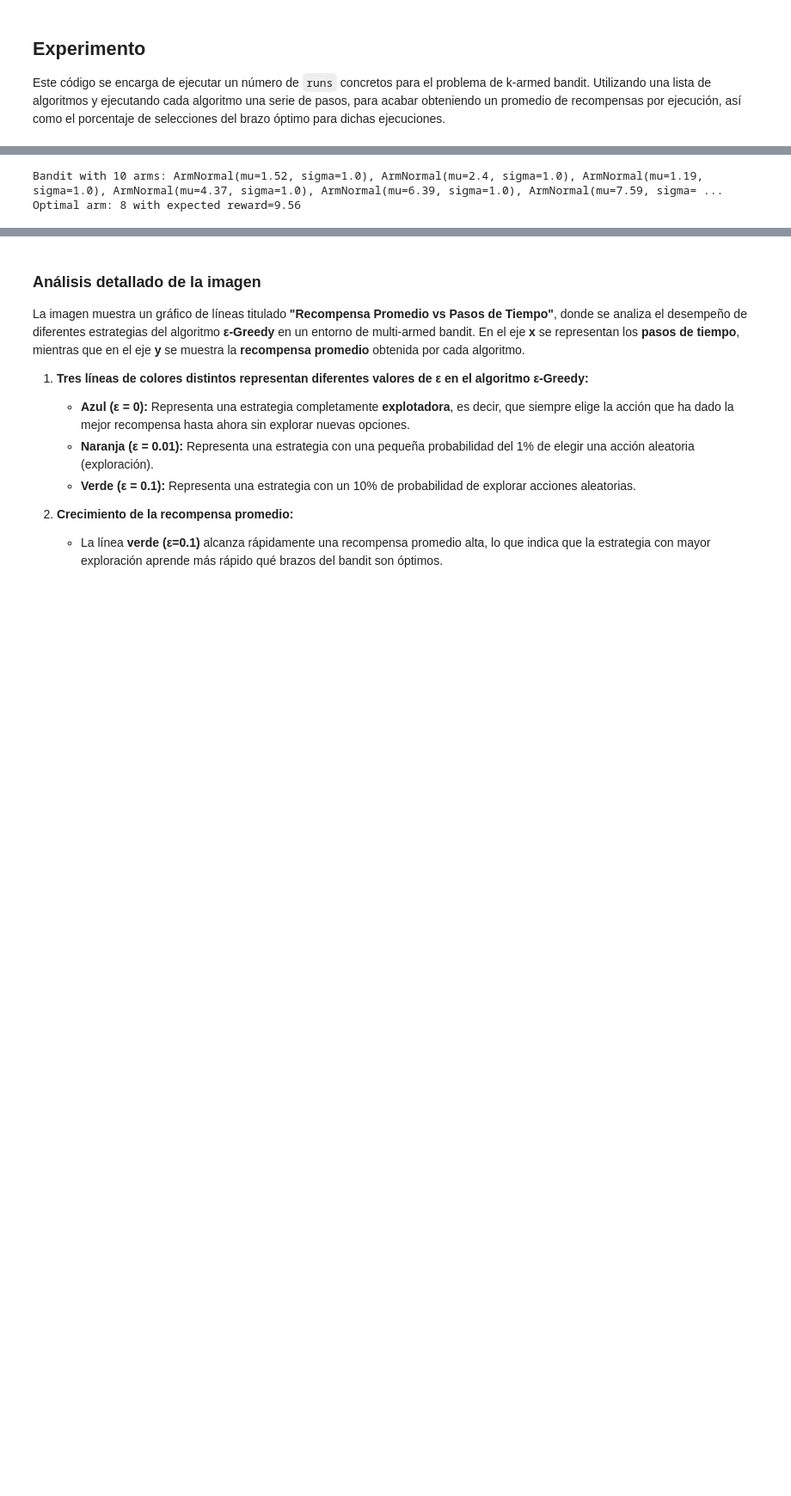
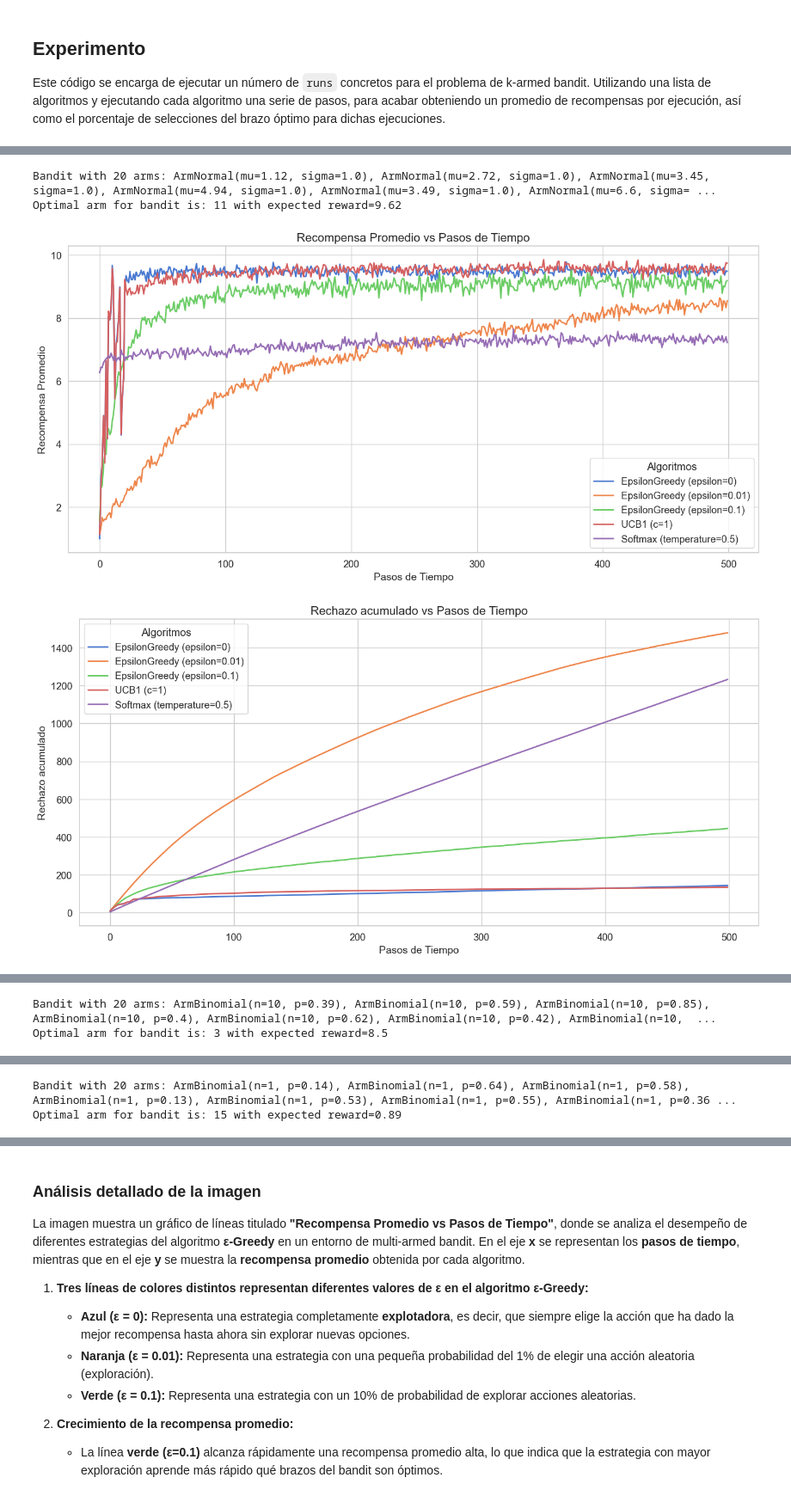
Before and after one commit to miguelangelortizpenaranda/ortizpastorserna, a Jupyter notebook: bandit_experiment.ipynb, the cells around one changed output, grey strips where cells are left out. Shown at 86% size. Saved outputs shown, nothing was run; the diff lists cells and outputs as text; code cells hidden in the pictures; blank space fills up the shorter version.

Commit message:
compute regrets, documenting

```diff
--- a/bandit_experiment.ipynb
+++ b/bandit_experiment.ipynb
@@ -66,10 +68,11 @@ def run_experiment(bandit: Bandit, algorithms: List[Algorithm], steps: int, runs
     :param algorithms: Listado de algoritmos a ejecutar para esa implementación del bandido
     :param steps: Número de pasos a ejecutar para cada algoritmo individual
     :param runs: Número de ejecuciones independientes que se va a hacer para todos y cada uno de los algoritmos
-    :return: Promedio de recompensas y porcentaje de soluciones óptimas
+    :return: Promedio de recompensas, arrepentimiento acumulado, y porcentaje de soluciones óptimas
     """
     optimal_arm = bandit.optimal_arm  # Se elige el brazo óptimo en base a la implementación del bandido. Necesario para calcular el porcentaje de selecciones óptimas.
     rewards = np.zeros((len(algorithms), steps)) # Matriz para almacenar las recompensas promedio.
+    regrets = np.zeros((len(algorithms), steps)) # Matriz para almacenar el regret
     optimal_selections = np.zeros((len(algorithms), steps))  # Matriz para almacenar el porcentaje de selecciones óptimas.
 
     np.random.seed(seed)  # Asegurar reproducibilidad de resultados.
@@ -88,7 +91,11 @@ def run_experiment(bandit: Bandit, algorithms: List[Algorithm], steps: int, runs
                 reward = current_bandit.pull_arm(chosen_arm) # Obtener la recompensa del brazo seleccionado.
                 algo.update(chosen_arm, reward) # Actualizar el valor estimado del brazo seleccionado.
 
+                optimal_reward = bandit.arms[optimal_arm].get_expected_value()
                 rewards[idx, step] += reward # Acumular la recompensa obtenida en la matriz rewards para el algoritmo idx en el paso step.
+
+                regrets[idx, step] += (optimal_reward - reward)
+
                 total_rewards_per_algo[idx] += reward # Acumular la recompensa obtenida en total_rewards_per_algo para el algoritmo idx.
 
                  # Modificamos optimal_selections cuando el brazo elegido se corresponda con el brazo óptimo optimal_arm
@@ -98,11 +105,16 @@ def run_experiment(bandit: Bandit, algorithms: List[Algorithm], steps: int, runs
     # Promediamos recompensas entre ejecuciones
     rewards /= runs
 
+    # Promediamos arrepentimientos entre ejecuciones
+    regrets /= runs
+    # Calculamos arrepentimiento acumulado a lo largo del array
+    cumulative_regret = np.cumsum(regrets, axis=1)
+
     # Calculamos el porcentaje de selecciones óptimas y almacenar en optimal_selections
     optimal_selections /= runs
     optimal_selections *= 100
 
-    return rewards, optimal_selections
+    return rewards, cumulative_regret, optimal_selections
 # %% [markdown]
 ## Ejecución del experimento
 
@@ -114,25 +134,34 @@ Se realiza el experimento usando 10 brazos, cada uno de acuerdo a una distribuci
 # %%
 
 # Parámetros del experimento
 
-k = 10  # Número de brazos
-steps = 1000  # Número de pasos que se ejecutarán cada algoritmo
-runs = 500  # Número de ejecuciones
+k = 20  # Número de brazos
+steps = 500  # Número de pasos que se ejecutarán cada algoritmo
+runs = 100  # Número de ejecuciones
 
-# Creación del bandit
-bandit = Bandit(arms=ArmNormal.generate_arms(k)) # Generar un bandido con k brazos de distribución normal
-#bandit = Bandit(arms=ArmBinomial.generate_arms(k)) # Generar un bandido con k brazos de distribución binomial
+# Creación de las variantes del bandit
+bandit_normal = Bandit(arms=ArmNormal.generate_arms(k, mu_max=10)) # Generar un bandido con k brazos de distribución normal. El valor de máxima recompensa será 10
+bandit_binomial = Bandit(arms=ArmBinomial.generate_arms(k, n=10)) # Generar un bandido con k brazos de distribución binomial. El valor de n será 10 (máxima recompensa = 10)
+bandit_bernoulli = Bandit(arms=ArmBinomial.generate_arms(k, n=1)) # Generar un bandido con k brazos de distribución binomial. El valor de n será 10 (máxima recompensa = 10)
 
-print(bandit)
-
-optimal_arm = bandit.optimal_arm
-print(f"Optimal arm: {optimal_arm + 1} with expected reward={bandit.get_expected_value(optimal_arm)}")
-
+# Guardamos variantes del bandido en un array
+bandits = [bandit_normal, bandit_binomial, bandit_bernoulli]
 # Definir los algoritmos a comparar. En este caso son 3 algoritmos epsilon-greedy con diferentes valores de epsilon.
 algorithms = [EpsilonGreedy(k=k, epsilon=0), EpsilonGreedy(k=k, epsilon=0.01), EpsilonGreedy(k=k, epsilon=0.1), UCB1(k=k, c=1), Softmax(k=k, temperature=0.5)]
 
-# Ejecutar el experimento y obtener las recompensas promedio y promedio de las selecciones óptimas
-rewards, optimal_selections = run_experiment(bandit, algorithms, steps, runs)
+
+for bandit in bandits:
+    print(bandit)
+    optimal_arm = bandit.optimal_arm
+    print(f"Optimal arm for bandit is: {optimal_arm + 1} with expected reward={bandit.get_expected_value(optimal_arm)}\n")
+    # Ejecutar el experimento y obtener las recompensas promedio y promedio de las selecciones óptimas
+    rewards, regrets, optimal_selections = run_experiment(bandit, algorithms, steps, runs)
+    # Graficar los resultados
+    plot_average_rewards(steps, rewards, algorithms)
+    plot_regret(steps, regrets, algorithms)
+    plot_optimal_selections(steps, optimal_selections, algorithms)
 # %% [output]
-Bandit with 10 arms: ArmNormal(mu=1.52, sigma=1.0), ArmNormal(mu=2.4, sigma=1.0), ArmNormal(mu=1.19, sigma=1.0), ArmNormal(mu=4.37, sigma=1.0), ArmNormal(mu=6.39, sigma=1.0), ArmNormal(mu=7.59, sigma= ...
-Optimal arm: 8 with expected reward=9.56
+Bandit with 20 arms: ArmNormal(mu=1.12, sigma=1.0), ArmNormal(mu=2.72, sigma=1.0), ArmNormal(mu=3.45, sigma=1.0), ArmNormal(mu=4.94, sigma=1.0), ArmNormal(mu=3.49, sigma=1.0), ArmNormal(mu=6.6, sigma= ...
+Optimal arm for bandit is: 11 with expected reward=9.62
+[figure, added]
+[figure, added]
@@ -138,0 +169,2 @@ Optimal arm: 8 with expected reward=9.56
+Bandit with 20 arms: ArmBinomial(n=10, p=0.39), ArmBinomial(n=10, p=0.59), ArmBinomial(n=10, p=0.85), ArmBinomial(n=10, p=0.4), ArmBinomial(n=10, p=0.62), ArmBinomial(n=10, p=0.42), ArmBinomial(n=10,  ...
+Optimal arm for bandit is: 3 with expected reward=8.5
@@ -138,0 +174,2 @@ Optimal arm: 8 with expected reward=9.56
+Bandit with 20 arms: ArmBinomial(n=1, p=0.14), ArmBinomial(n=1, p=0.64), ArmBinomial(n=1, p=0.58), ArmBinomial(n=1, p=0.13), ArmBinomial(n=1, p=0.53), ArmBinomial(n=1, p=0.55), ArmBinomial(n=1, p=0.36 ...
+Optimal arm for bandit is: 15 with expected reward=0.89
```
Also changed, not shown: parts of 5 cells of this notebook, 1 other file.
